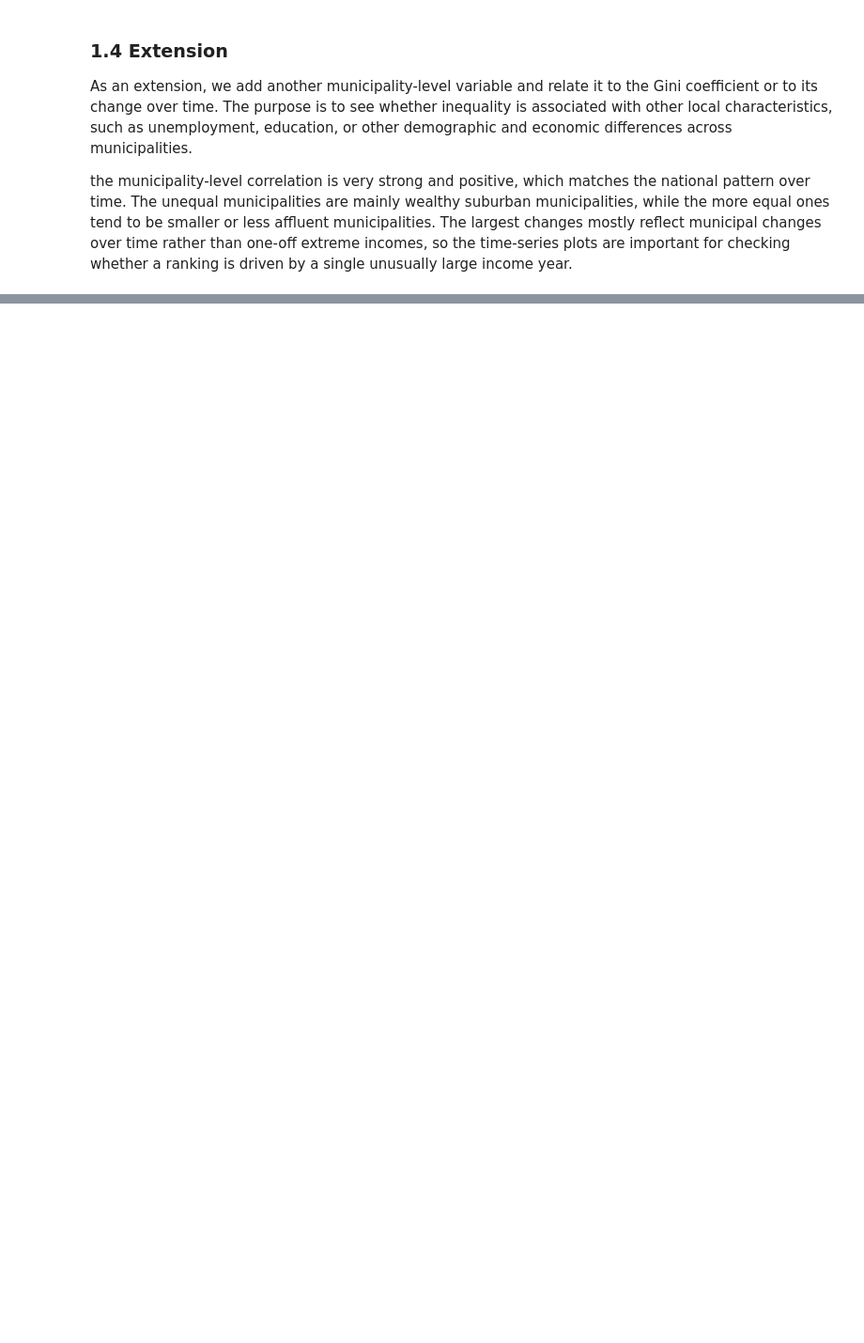
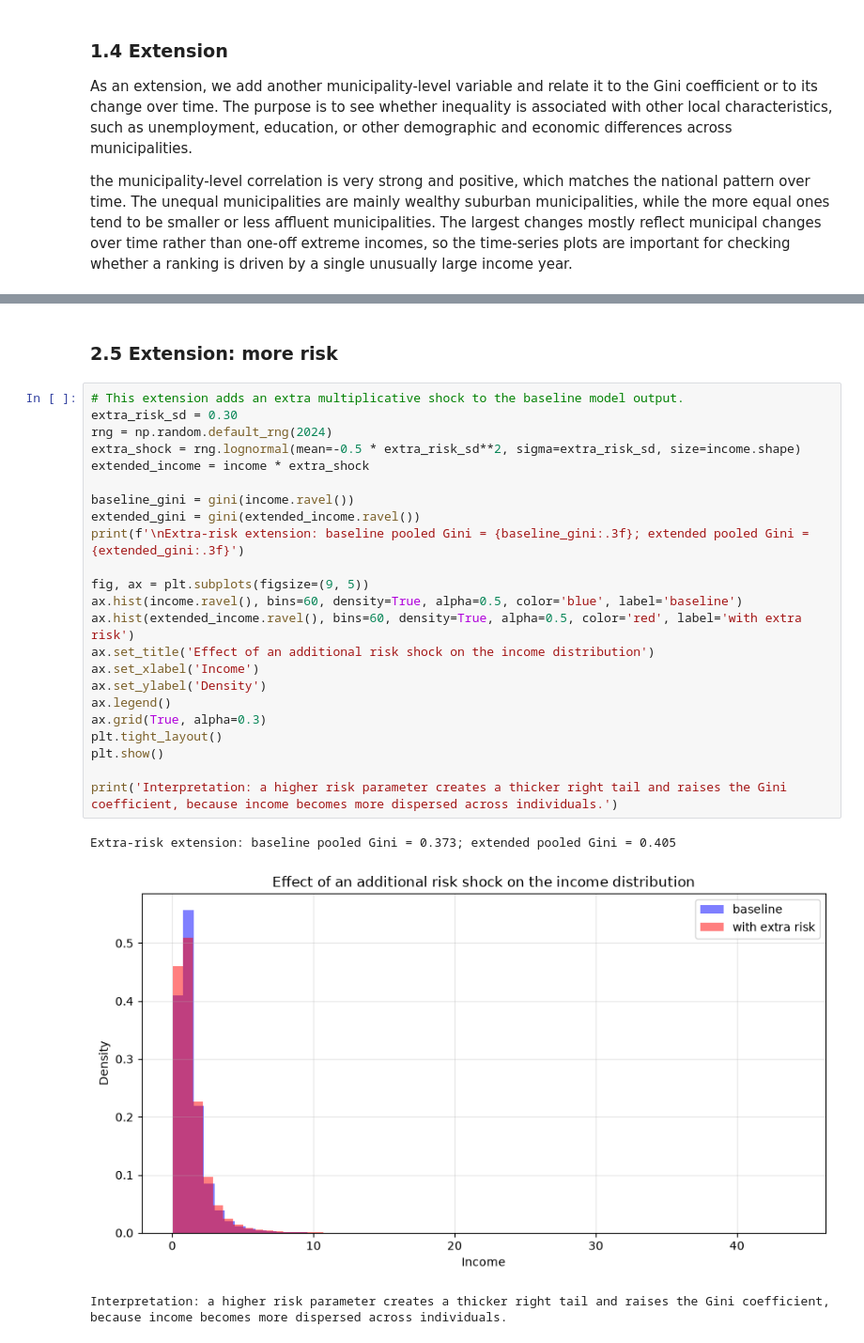
Before and after one commit to Alba-uni/AA_Project_1, a Jupyter notebook: Analysis.ipynb, the cells around one changed output, grey strips where cells are left out. Shown at 94% size. Drawn from its saved outputs; the diff is of its cells as text; blank space fills up the shorter version.

```diff
--- a/Analysis.ipynb
+++ b/Analysis.ipynb
@@ -364,0 +505,29 @@ for checking whether a ranking is driven by a single unusually large income year
+# %% [markdown]
+### 2.5 Extension: more risk
+# %%
+# This extension adds an extra multiplicative shock to the baseline model output.
+extra_risk_sd = 0.30
+rng = np.random.default_rng(2024)
+extra_shock = rng.lognormal(mean=-0.5 * extra_risk_sd**2, sigma=extra_risk_sd, size=income.shape)
+extended_income = income * extra_shock
+
+baseline_gini = gini(income.ravel())
+extended_gini = gini(extended_income.ravel())
+print(f'\nExtra-risk extension: baseline pooled Gini = {baseline_gini:.3f}; extended pooled Gini = {extended_gini:.3f}')
+
+fig, ax = plt.subplots(figsize=(9, 5))
+ax.hist(income.ravel(), bins=60, density=True, alpha=0.5, color='blue', label='baseline')
+ax.hist(extended_income.ravel(), bins=60, density=True, alpha=0.5, color='red', label='with extra risk')
+ax.set_title('Effect of an additional risk shock on the income distribution')
+ax.set_xlabel('Income')
+ax.set_ylabel('Density')
+ax.legend()
+ax.grid(True, alpha=0.3)
+plt.tight_layout()
+plt.show()
+
+print('Interpretation: a higher risk parameter creates a thicker right tail and raises the Gini coefficient, because income becomes more dispersed across individuals.')
+# %% [output]
+Extra-risk extension: baseline pooled Gini = 0.373; extended pooled Gini = 0.405
+[figure, added]
+Interpretation: a higher risk parameter creates a thicker right tail and raises the Gini coefficient, because income becomes more dispersed across individuals.
```
Also changed, not shown: parts of 9 cells of this notebook.
